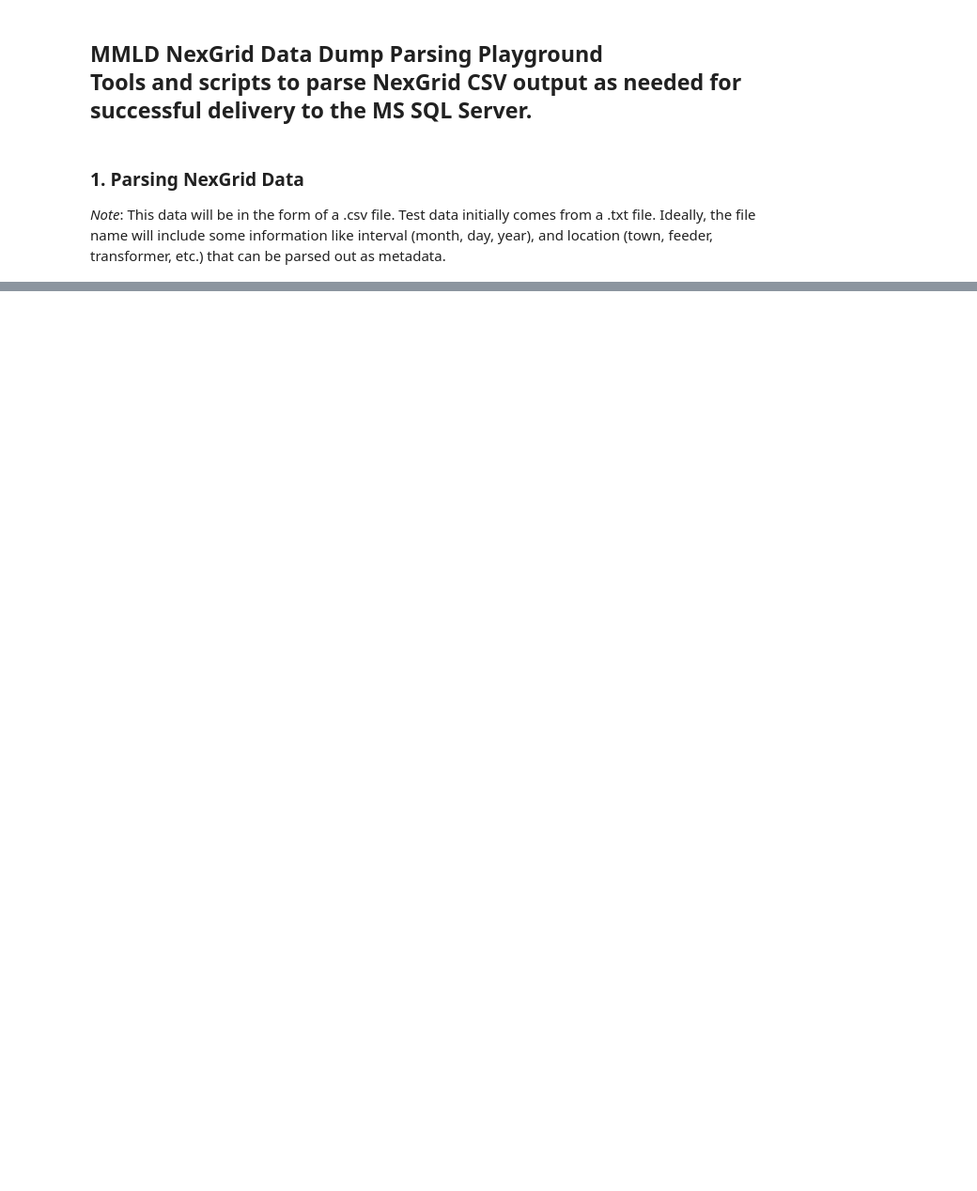
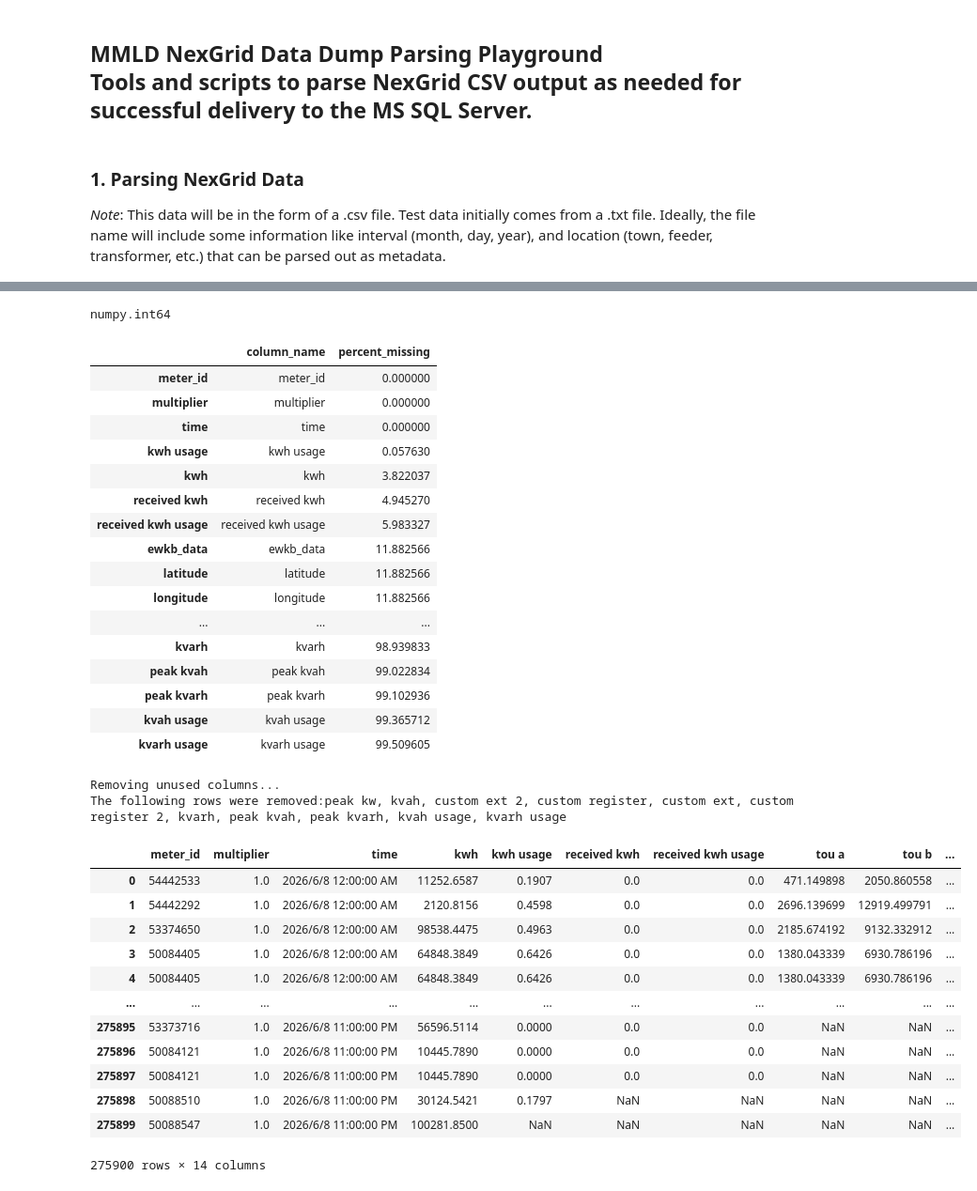
Before and after one commit to bridgetknight/mmld, a Jupyter notebook: export_pipeline.ipynb, the cells around one changed output, grey strips where cells are left out. Shown at 94% size. Cells and saved outputs as stored; diff of their text form; code cells hidden in the pictures; blank space fills up the shorter version.

```diff
--- a/export_pipeline.ipynb
+++ b/export_pipeline.ipynb
@@ -87,0 +185,23 @@ conn_info = {
+# %%
+# Connect to database
+SERVER_NAME = "MMLDAPP03"
+DATABASE_NAME = "MMLDGIS"
+conn_str = create_conn_str(SERVER_NAME, DATABASE_NAME)
+connection = connect_to_db(conn_str)
+engine = connect_to_engine(conn_str) # Create SQL Alchemy engine
+# %%
+# Apply to dataframe
+coords = shapes_to_ewkb(engine, DATABASE_NAME)
+
+# Make sure meter_ids are np.int64 before merging
+if type(coords["meter_id"].iloc[0,]) is not np.int64:
+    coords["meter_id"] = coords["meter_id"].astype(np.int64)
+
+coords[['latitude', 'longitude']] = coords['ewkb_data'].apply(
+    lambda x: pd.Series(get_coords_from_ewkb(x))
+)
+
+coords.drop(["ewkb_data"], axis=1)
+
+print(f"Successfully converted {len(coords)} shapes to (X, Y) coordinate pairs.")
+print(coords[['meter_id', 'latitude', 'longitude']].head())
@@ -87,0 +216,44 @@ conn_info = {
+# %%
+def merge_new_reads(new_reads, reads_db, engine):
+    return new_reads.merge(reads_db, on="meter_id", how="inner")
+# %%
+type(nexgrid_df["meter_id"].iloc[0,])
+# %% [output]
+numpy.int64
+# %%
+merged_df = merge_new_reads(nexgrid_df, coords, engine)
+# %%
+display(remove_unused_cols(merged_df))
+# %% [output]
+|  | column_name | percent_missing |
+| meter_id | meter_id | 0.000000 |
+| multiplier | multiplier | 0.000000 |
+| time | time | 0.000000 |
+| kwh usage | kwh usage | 0.057630 |
+| kwh | kwh | 3.822037 |
+| received kwh | received kwh | 4.945270 |
+| received kwh usage | received kwh usage | 5.983327 |
+| ewkb_data | ewkb_data | 11.882566 |
+| latitude | latitude | 11.882566 |
+| longitude | longitude | 11.882566 |
+| ... | ... | ... |
+| kvarh | kvarh | 98.939833 |
+| peak kvah | peak kvah | 99.022834 |
+| peak kvarh | peak kvarh | 99.102936 |
+| kvah usage | kvah usage | 99.365712 |
+| kvarh usage | kvarh usage | 99.509605 |
+Removing unused columns...
+The following rows were removed:peak kw, kvah, custom ext 2, custom register, custom ext, custom register 2, kvarh, peak kvah, peak kvarh, kvah usage, kvarh usage
+|  | meter_id | multiplier | time | kwh | kwh usage | received kwh | received kwh usage | tou a | tou b | ... |
+| 0 | 54442533 | 1.0 | 2026/6/8 12:00:00 AM | 11252.6587 | 0.1907 | 0.0 | 0.0 | 471.149898 | 2050.860558 | ... |
+| 1 | 54442292 | 1.0 | 2026/6/8 12:00:00 AM | 2120.8156 | 0.4598 | 0.0 | 0.0 | 2696.139699 | 12919.499791 | ... |
+| 2 | 53374650 | 1.0 | 2026/6/8 12:00:00 AM | 98538.4475 | 0.4963 | 0.0 | 0.0 | 2185.674192 | 9132.332912 | ... |
+| 3 | 50084405 | 1.0 | 2026/6/8 12:00:00 AM | 64848.3849 | 0.6426 | 0.0 | 0.0 | 1380.043339 | 6930.786196 | ... |
+| 4 | 50084405 | 1.0 | 2026/6/8 12:00:00 AM | 64848.3849 | 0.6426 | 0.0 | 0.0 | 1380.043339 | 6930.786196 | ... |
+| ... | ... | ... | ... | ... | ... | ... | ... | ... | ... | ... |
+| 275895 | 53373716 | 1.0 | 2026/6/8 11:00:00 PM | 56596.5114 | 0.0000 | 0.0 | 0.0 | NaN | NaN | ... |
+| 275896 | 50084121 | 1.0 | 2026/6/8 11:00:00 PM | 10445.7890 | 0.0000 | 0.0 | 0.0 | NaN | NaN | ... |
+| 275897 | 50084121 | 1.0 | 2026/6/8 11:00:00 PM | 10445.7890 | 0.0000 | 0.0 | 0.0 | NaN | NaN | ... |
+| 275898 | 50088510 | 1.0 | 2026/6/8 11:00:00 PM | 30124.5421 | 0.1797 | NaN | NaN | NaN | NaN | ... |
+| 275899 | 50088547 | 1.0 | 2026/6/8 11:00:00 PM | 100281.8500 | NaN | NaN | NaN | NaN | NaN | ... |
+275900 rows × 14 columns
```
Also changed, not shown: parts of 11 cells of this notebook, 1 other file.
